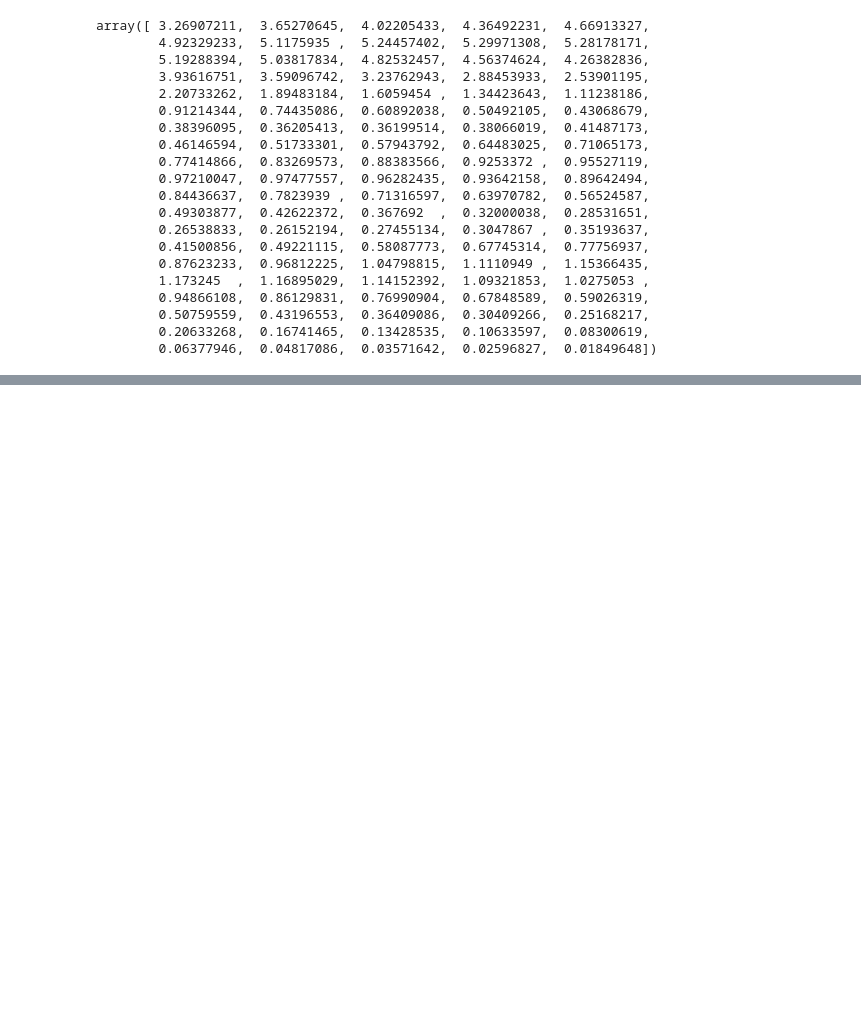
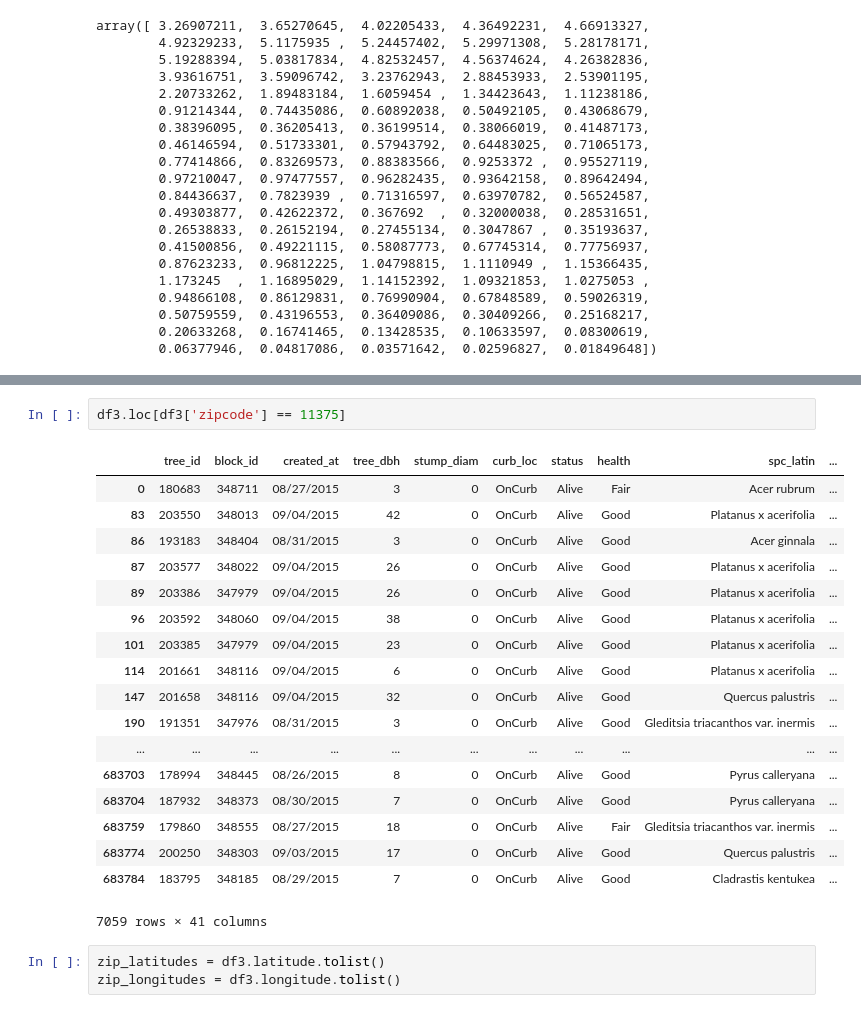
Before and after one commit to jandarli/BreathingAirNYC, a Jupyter notebook: Exploring Data.ipynb, the cells around one changed output, grey strips where cells are left out. Cells and saved outputs as stored; diff of their text form; blank space fills up the shorter version.

```diff
--- a/Exploring Data.ipynb
+++ b/Exploring Data.ipynb
@@ -112,0 +135,24 @@ TypeError: __init__() got an unexpected keyword argument 'title'
+# %%
+df3.loc[df3['zipcode'] == 11375]
+# %% [output]
+|  | tree_id | block_id | created_at | tree_dbh | stump_diam | curb_loc | status | health | spc_latin | ... |
+| 0 | 180683 | 348711 | 08/27/2015 | 3 | 0 | OnCurb | Alive | Fair | Acer rubrum | ... |
+| 83 | 203550 | 348013 | 09/04/2015 | 42 | 0 | OnCurb | Alive | Good | Platanus x acerifolia | ... |
+| 86 | 193183 | 348404 | 08/31/2015 | 3 | 0 | OnCurb | Alive | Good | Acer ginnala | ... |
+| 87 | 203577 | 348022 | 09/04/2015 | 26 | 0 | OnCurb | Alive | Good | Platanus x acerifolia | ... |
+| 89 | 203386 | 347979 | 09/04/2015 | 26 | 0 | OnCurb | Alive | Good | Platanus x acerifolia | ... |
+| 96 | 203592 | 348060 | 09/04/2015 | 38 | 0 | OnCurb | Alive | Good | Platanus x acerifolia | ... |
+| 101 | 203385 | 347979 | 09/04/2015 | 23 | 0 | OnCurb | Alive | Good | Platanus x acerifolia | ... |
+| 114 | 201661 | 348116 | 09/04/2015 | 6 | 0 | OnCurb | Alive | Good | Platanus x acerifolia | ... |
+| 147 | 201658 | 348116 | 09/04/2015 | 32 | 0 | OnCurb | Alive | Good | Quercus palustris | ... |
+| 190 | 191351 | 347976 | 08/31/2015 | 3 | 0 | OnCurb | Alive | Good | Gleditsia triacanthos var. inermis | ... |
+| ... | ... | ... | ... | ... | ... | ... | ... | ... | ... | ... |
+| 683703 | 178994 | 348445 | 08/26/2015 | 8 | 0 | OnCurb | Alive | Good | Pyrus calleryana | ... |
+| 683704 | 187932 | 348373 | 08/30/2015 | 7 | 0 | OnCurb | Alive | Good | Pyrus calleryana | ... |
+| 683759 | 179860 | 348555 | 08/27/2015 | 18 | 0 | OnCurb | Alive | Fair | Gleditsia triacanthos var. inermis | ... |
+| 683774 | 200250 | 348303 | 09/03/2015 | 17 | 0 | OnCurb | Alive | Good | Quercus palustris | ... |
+| 683784 | 183795 | 348185 | 08/29/2015 | 7 | 0 | OnCurb | Alive | Good | Cladrastis kentukea | ... |
+7059 rows × 41 columns
+# %%
+zip_latitudes = df3.latitude.tolist()
+zip_longitudes = df3.longitude.tolist()
```
Also changed, not shown: parts of 3 cells of this notebook.
